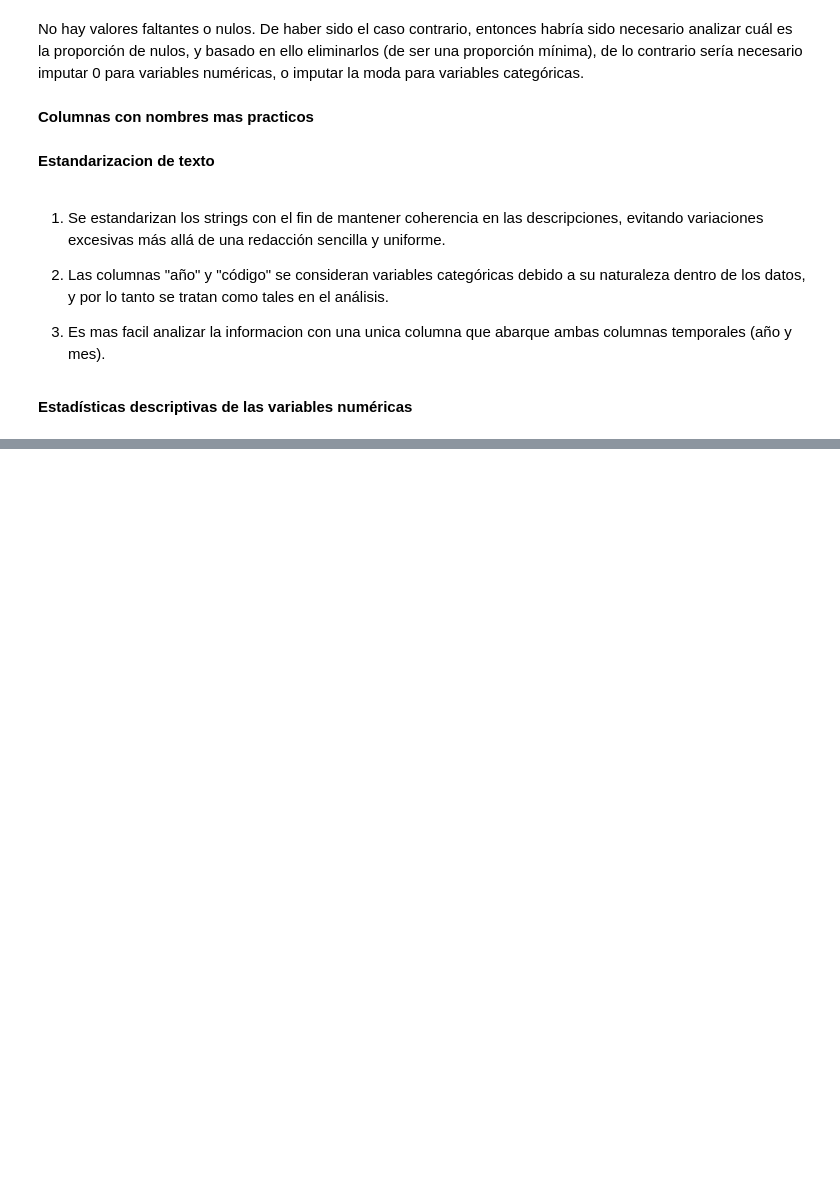
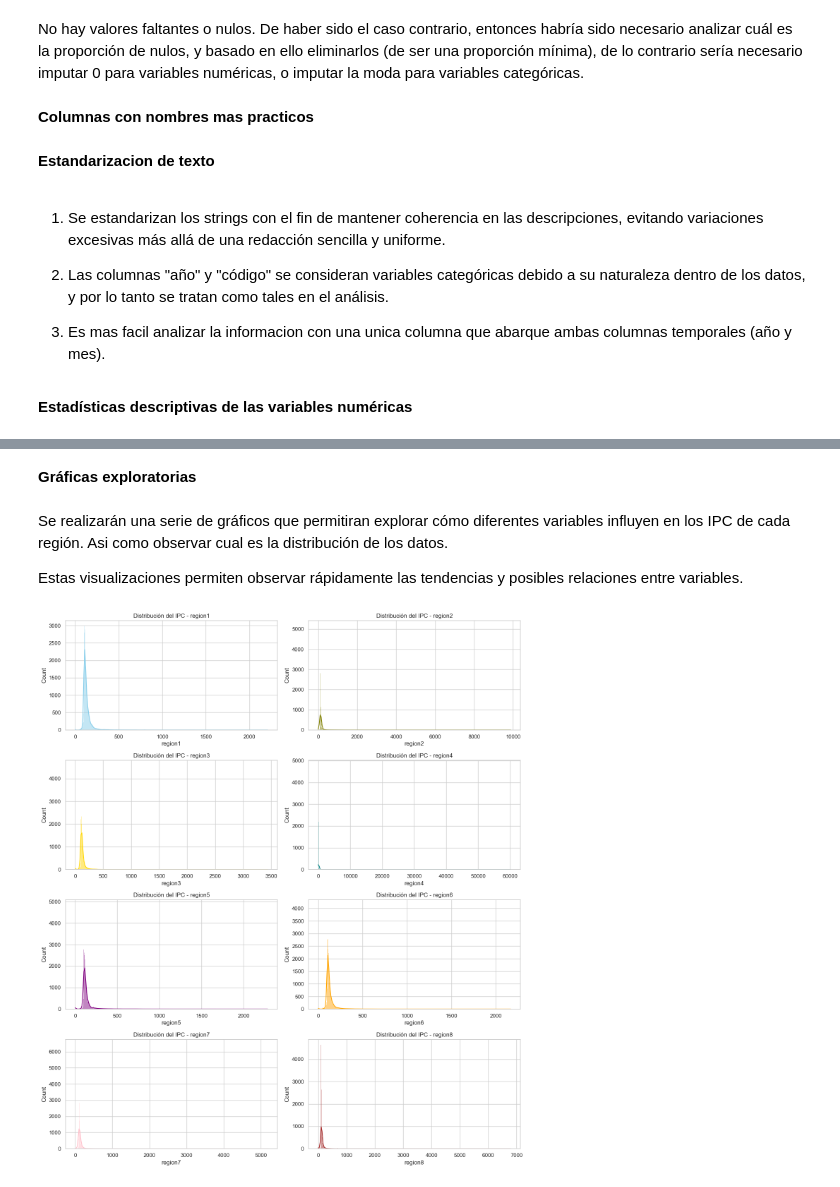
Before and after one commit to LeivaDiego/Proyecto-Mineria, a Jupyter notebook: IPC_EDA.ipynb, the cells around one changed output, grey strips where cells are left out. Saved outputs shown, nothing was run; the diff lists cells and outputs as text; code cells hidden in the pictures; blank space fills up the shorter version.

Commit message:
Distribuciones de los IPC por region

```diff
--- a/IPC_EDA.ipynb
+++ b/IPC_EDA.ipynb
@@ -228,0 +244,26 @@ data.describe()
+# %% [markdown]
+**Gráficas exploratorias**
+# %% [markdown]
+Se realizarán una serie de gráficos que permitiran explorar cómo diferentes variables influyen en los IPC de cada región. Asi como observar cual es la distribución de los datos.
+
+Estas visualizaciones permiten observar rápidamente las tendencias y posibles relaciones entre variables.
+# %%
+# Configuración de los gráficos
+sns.set_theme(style="whitegrid")
+
+# Crear una figura para múltiples gráficos
+fig, axes = plt.subplots(4, 2, figsize=(14, 16))  # Ajusta según la cantidad de regiones
+
+# Histograma para cada región
+regiones = ['region1', 'region2', 'region3', 'region4', 'region5', 'region6', 'region7', 'region8']
+colors = ['skyblue', 'olive', 'gold', 'teal', 'purple', 'orange', 'pink', 'brown']  # Colores para cada región
+
+for i, (region, color) in enumerate(zip(regiones, colors)):
+    ax = axes[i // 2, i % 2]  # Determina la posición del subplot
+    sns.histplot(data[region], kde=True, color=color, ax=ax)
+    ax.set_title(f'Distribución del IPC - {region}')
+
+plt.tight_layout()
+plt.show()
+# %% [output]
+[figure, added]
```
Also changed, not shown: parts of 3 cells of this notebook.
